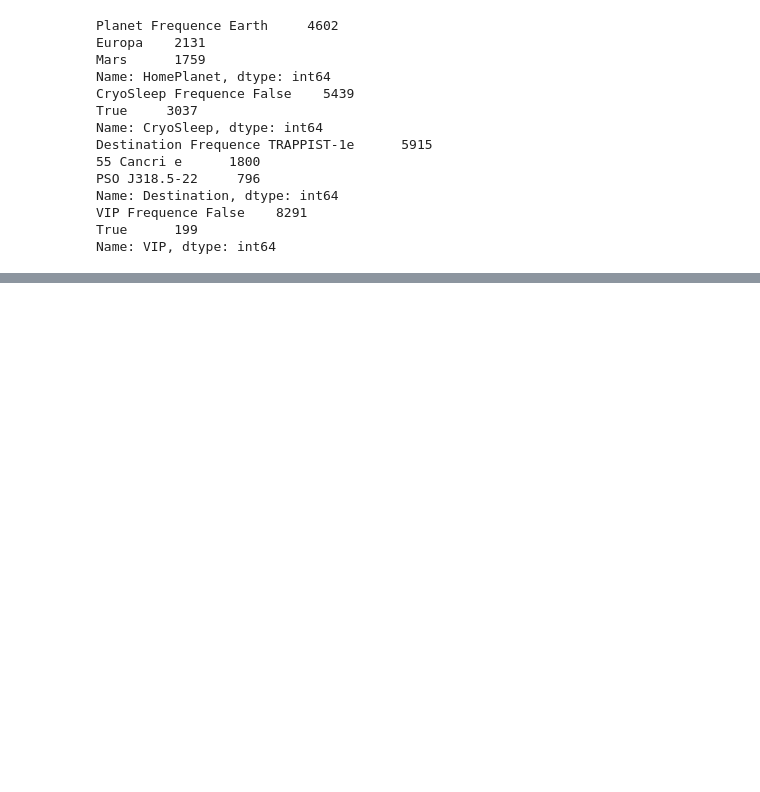
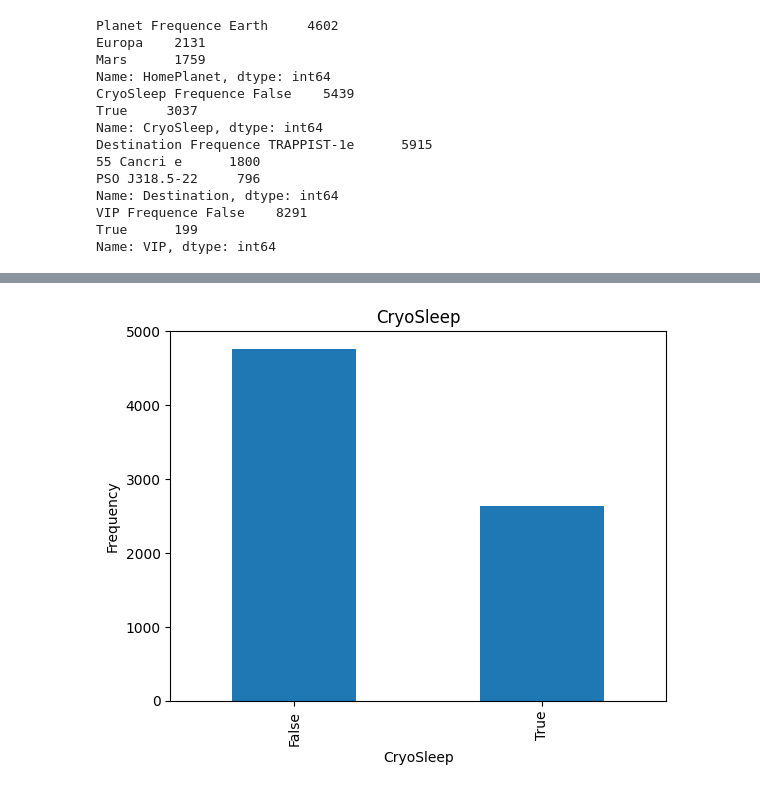
Before and after one commit to CorrosiveMoon/SpaceShipTitanic, a Jupyter notebook: Spaceship.ipynb, the cells around one changed output, grey strips where cells are left out. Cells and saved outputs as stored; diff of their text form; code cells hidden in the pictures; blank space fills up the shorter version.

```diff
--- a/Spaceship.ipynb
+++ b/Spaceship.ipynb
@@ -199,0 +239,9 @@ df.drop(['PassengerId', 'RoomService', 'FoodCourt', 'ShoppingMall', 'Spa', 'VRDe
+# %%
+#data visualisation for cryosleep
+df['CryoSleep'].value_counts().plot(kind='bar')
+plt.title('CryoSleep')
+plt.xlabel('CryoSleep')
+plt.ylabel('Frequency')
+plt.show()
+# %% [output]
+[figure, added]
```
Also changed, not shown: parts of 29 cells of this notebook.
